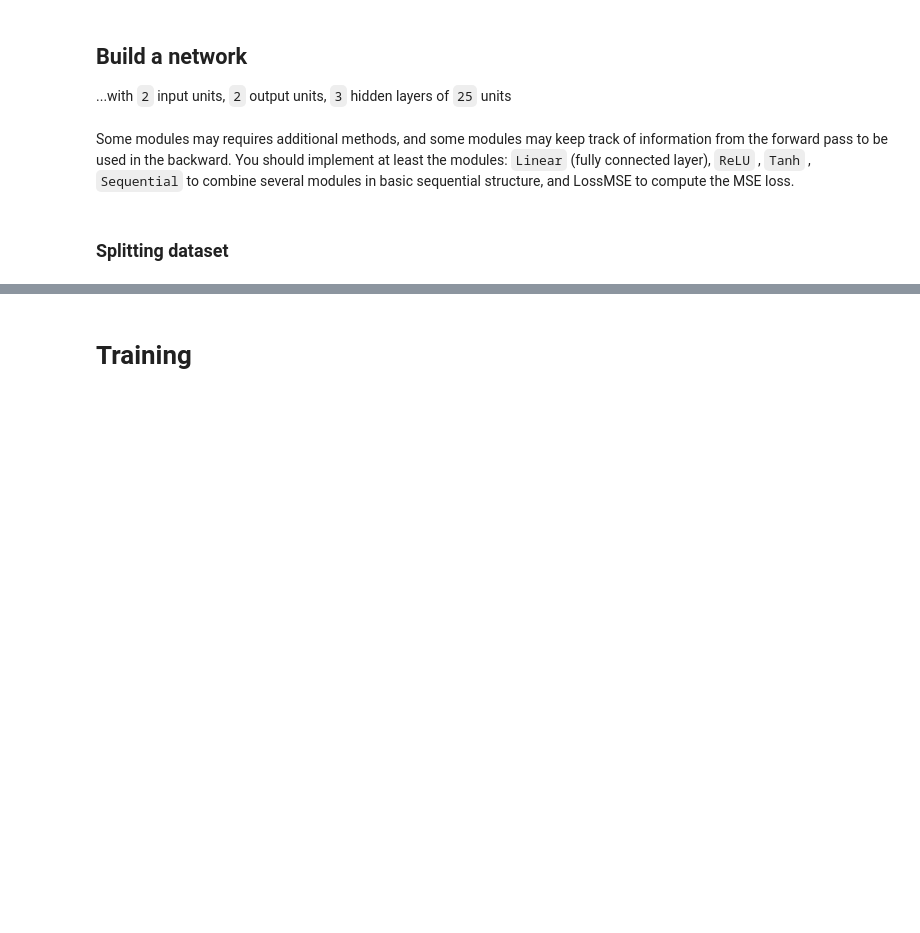
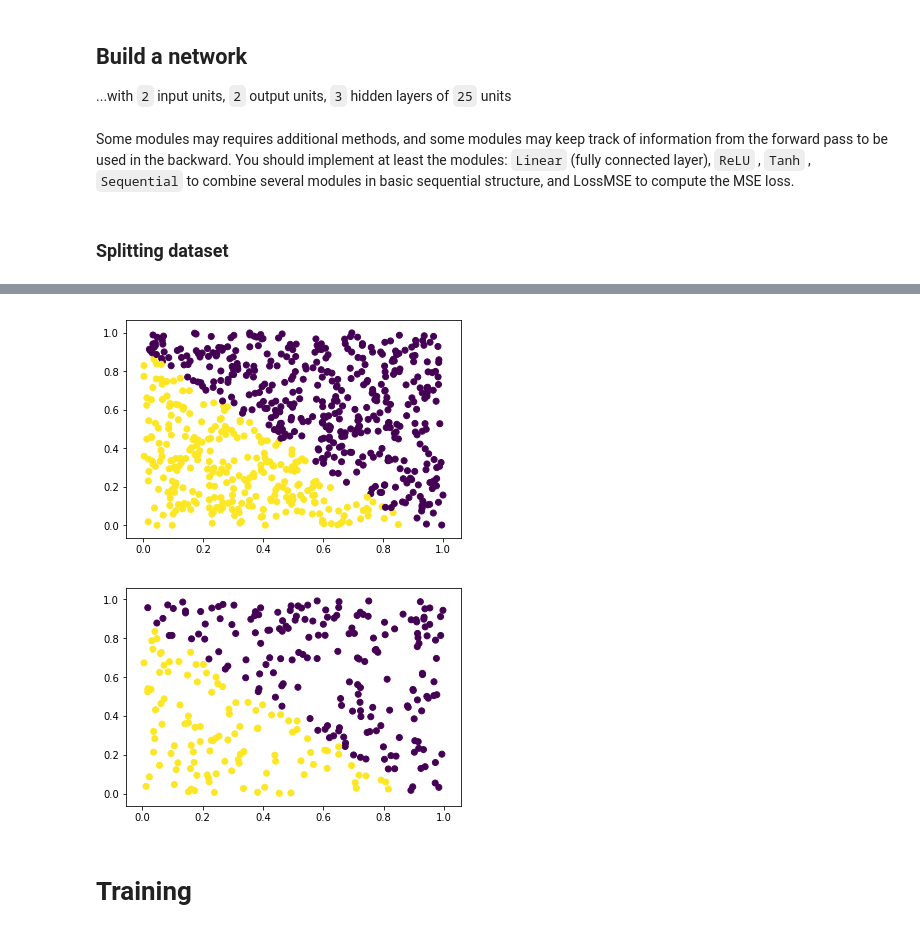
Before and after one commit to hbjornoy/deep-learning, a Jupyter notebook: project2/HB_project2.ipynb, the cells around one changed output, grey strips where cells are left out. Drawn from its saved outputs; the diff is of its cells as text; code cells hidden in the pictures; blank space fills up the shorter version.

```diff
--- a/project2/HB_project2.ipynb
+++ b/project2/HB_project2.ipynb
@@ -73,9 +83,12 @@ print(train_inputs.size(), train_targets.size(), test_inputs.size(), test_target
 # %%
 # plot the data
-plt.scatter(train_inputs[:,0].numpy(), train_inputs[:,1].numpy(), c=train_targets.numpy())
+plt.scatter(train_inputs[:,0].numpy(), train_inputs[:,1].numpy(), c=np.squeeze(train_targets.numpy()))
 plt.show()
 
-plt.scatter(test_inputs[:,0].numpy(), test_inputs[:,1].numpy(), c=test_targets.numpy())
+plt.scatter(test_inputs[:,0].numpy(), test_inputs[:,1].numpy(), c=np.squeeze(test_targets.numpy()))
 plt.show()
+# %% [output]
+[figure, added]
+[figure, added]
 # %% [markdown]
 # Training
```
Also changed, not shown: parts of 11 cells of this notebook, 1 other file.
